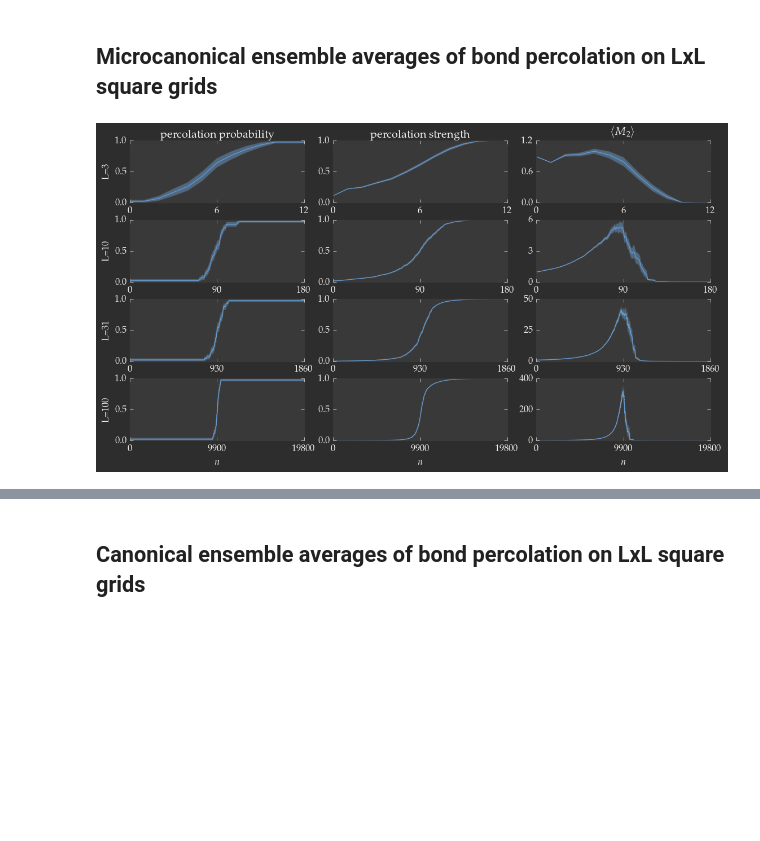
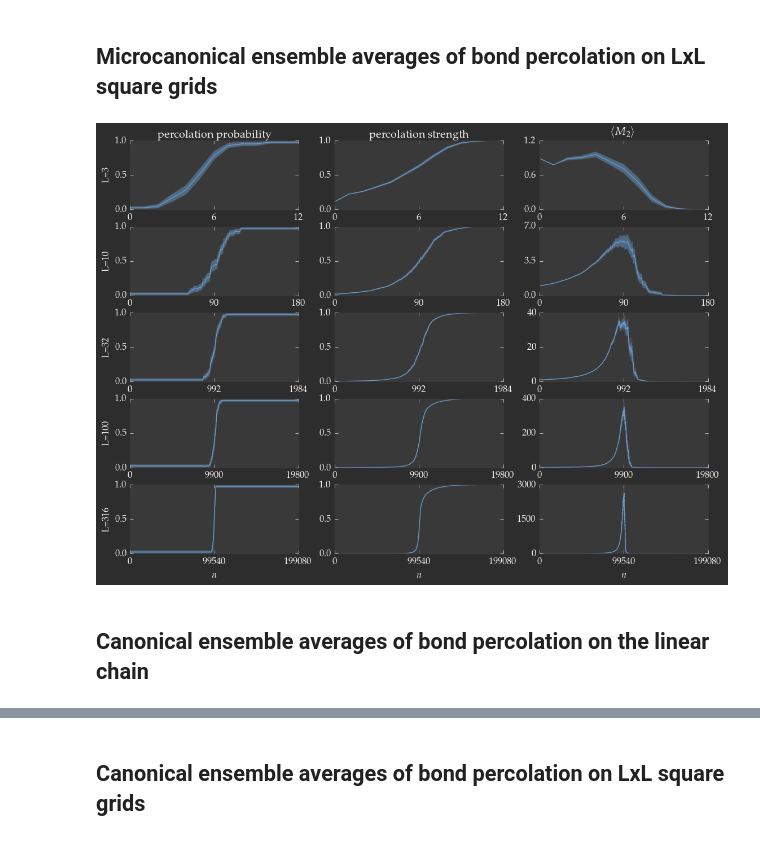
Before and after one commit to andsor/pypercolate, a Jupyter notebook: docs/tutorial-bond-square-lattice.ipynb, the cells around one changed output, grey strips where cells are left out. Saved outputs shown, nothing was run; the diff lists cells and outputs as text; code cells hidden in the pictures; blank space fills up the shorter version.

```diff
--- a/docs/tutorial-bond-square-lattice.ipynb
+++ b/docs/tutorial-bond-square-lattice.ipynb
@@ -63,7 +137,7 @@ ls = [3, 10, 31, 100]
 graphs = [ percolate.percolate.spanning_2d_grid(l) for l in ls ]
 single_runs = [ [ percolate.percolate.single_run_arrays(graph=graph) for _ in range(runs) ] for graph in graphs ]
 # %%
-fig, axes = plt.subplots(nrows=len(ls), ncols=5, squeeze=True, figsize=(11.0, 6.0))
+fig, axes = plt.subplots(nrows=len(ls), ncols=5, squeeze=True, figsize=(11.0, 8.0))
 for l_index, l in enumerate(ls):
     for single_run in single_runs[l_index]:
         axes[l_index, 0].plot(single_run['has_spanning_cluster'], rasterized=True)
@@ -94,0 +171,11 @@ plt.show()
+# %%
+runs_1d = 40
+ls_1d = [10, 100, 1000, 10000]
+# %%
+graphs_1d = [ percolate.percolate.spanning_1d_chain(l) for l in ls_1d ]
+microcanonical_averages_1d = [
+    percolate.microcanonical_averages(graph=graph, runs=runs_1d) for graph in graphs_1d
+]
+microcanonical_averages_arrays_1d = [
+    percolate.percolate.microcanonical_averages_arrays(avg) for avg in microcanonical_averages_1d
+]
@@ -96,7 +253,7 @@ plt.show()
 ## Microcanonical ensemble averages of bond percolation on LxL square grids
 # %%
 runs = 40
-ls = [3, 10, 31, 100]
+ls = [3, 10, 32, 100, 316]
 # %%
 graphs = [ percolate.percolate.spanning_2d_grid(l) for l in ls ]
 microcanonical_averages = [
@@ -106,7 +263,7 @@ microcanonical_averages_arrays = [
     percolate.percolate.microcanonical_averages_arrays(avg) for avg in microcanonical_averages
 ]
 # %%
-fig, axes = plt.subplots(nrows=len(ls), ncols=3, squeeze=True, figsize=(11.0, 6.0))
+fig, axes = plt.subplots(nrows=len(ls), ncols=3, squeeze=True, figsize=(11.0, 8.0))
 for l_index, l in enumerate(ls):
     avg_arrays = microcanonical_averages_arrays[l_index]
 
@@ -147,31 +304,33 @@ for l_index, l in enumerate(ls):
         np.arange(avg_arrays['M'] + 1),
         avg_arrays['moments_ci'][2].T[1],
         avg_arrays['moments_ci'][2].T[0],
         facecolor=line.get_color(),
         alpha=0.5,
         rasterized=True,
     )
 
 
     axes[l_index, 0].set_ylabel(r'L={}'.format(l))
     axes[l_index, 1].set_ylim(ymax=1.0)
     axes[l_index, 2].set_ylim(ymin=0.0)
 
     for ax in axes[l_index, :]:
         num_edges = avg_arrays['M']
         ax.set_xlim(xmax=num_edges)
         ax.set_xticks(np.linspace(0, num_edges, num=3))
         ax.set_yticks(np.linspace(0, ax.get_ylim()[1], num=3))
 
 axes[0, 0].set_title(r'percolation probability')
 axes[0, 1].set_title(r'percolation strength')
 axes[0, 2].set_title(r'$\langle M_2 \rangle$')
 
 for ax in axes[-1, :]:
     ax.set_xlabel(r'$n$')
 #    ax.set_ylim(ymin=0.0)
 
 plt.tight_layout(0)
 plt.show()
 # %% [output]
-[figure, old version]
+[figure, new version]
+# %% [markdown]
+## Canonical ensemble averages of bond percolation on the linear chain
```
Also changed, not shown: parts of 20 cells of this notebook, 1 other file.
